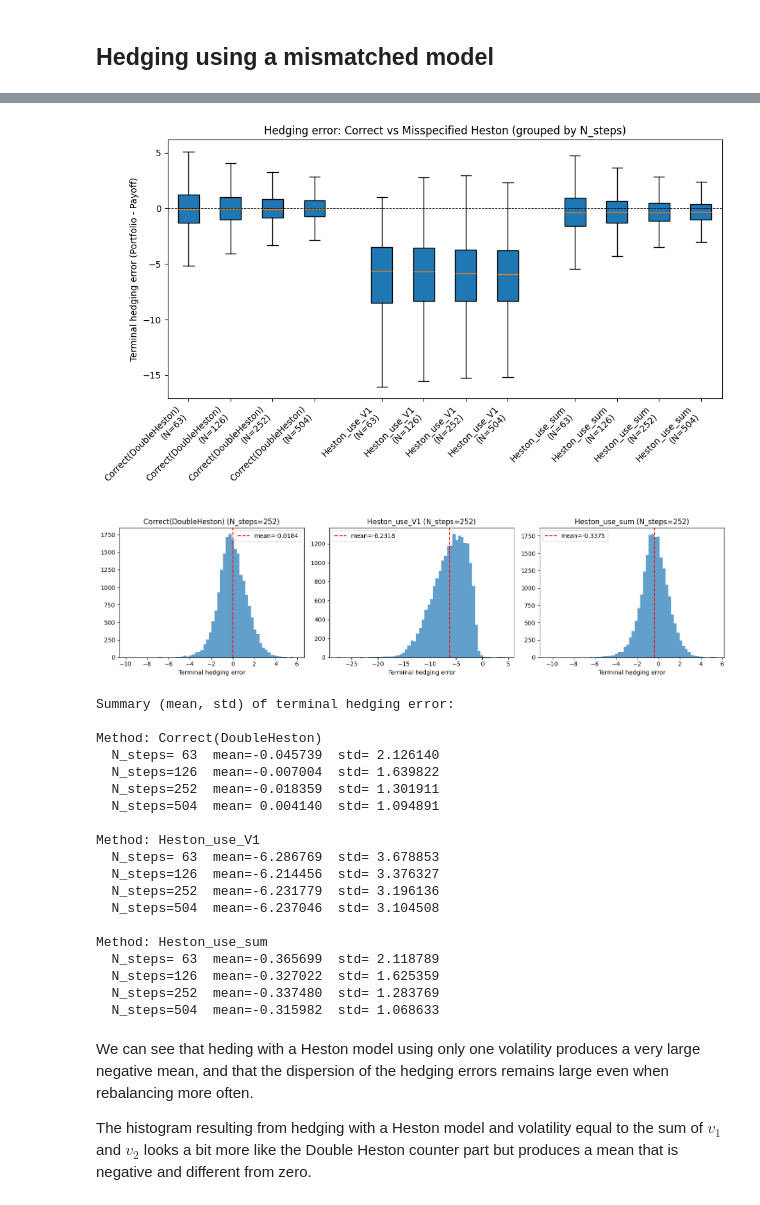
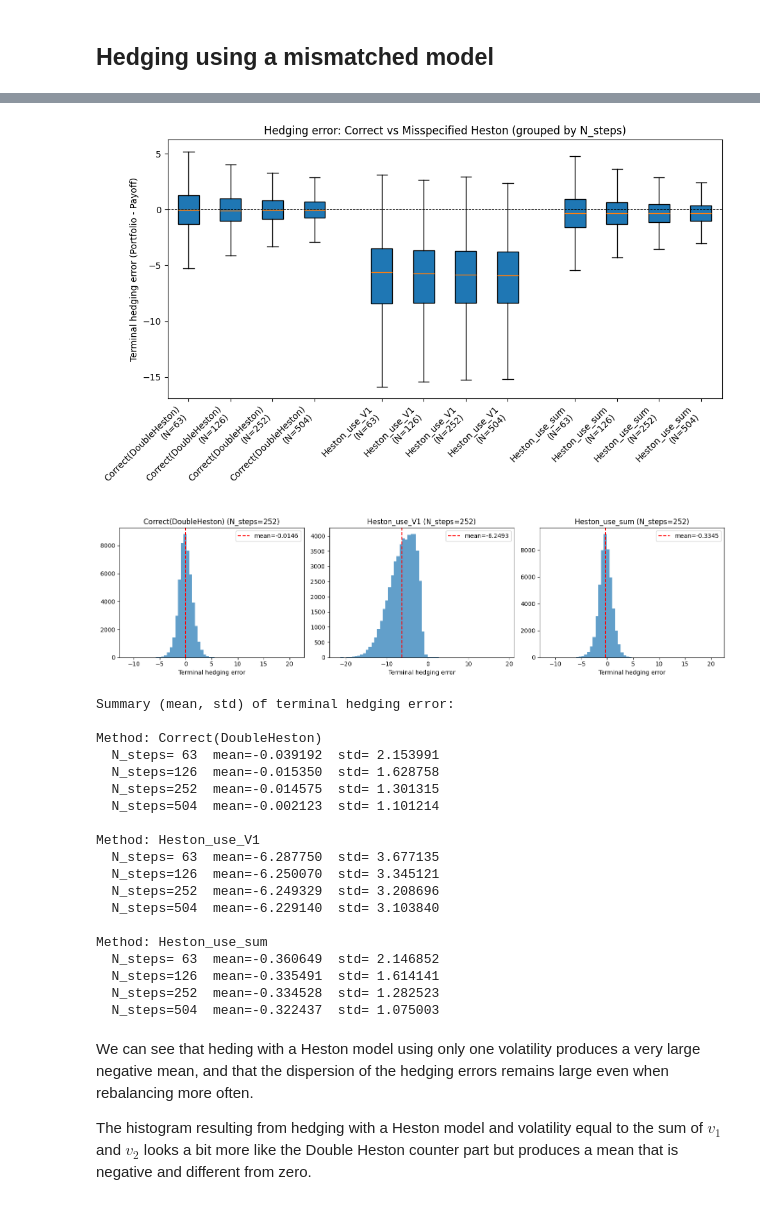
Before and after one commit to martinmf-dev/double-heston, a Jupyter notebook: notebooks/DoubleHeston.ipynb, the cells around one changed output, grey strips where cells are left out. Drawn from its saved outputs; the diff is of its cells as text; code cells hidden in the pictures.

```diff
--- a/notebooks/DoubleHeston.ipynb
+++ b/notebooks/DoubleHeston.ipynb
@@ -249,7 +253,7 @@ DoubleHeston_ref = models.doubleheston.DoubleHeston(
 K, T, S0, v01, v02 = 61.9, 1.0, 61.9, 0.6**2, 0.7**2
 
 # Hedging experiment parameters
-N_paths = 20000
+N_paths = 50000
 nsteps_list = [63*2**i for i in range(4)]
 seed = 20
 
@@ -426,7 +445,7 @@ m = DoubleHeston(r=0.03, q=0.0, kappa1=0.9, kappa2=1.2, theta1=0.1, theta2=0.15,
 
 K=61.9; T=1.0; S0=61.9; v01=0.6**2; v02=0.7**2
 quad_rule='laguerre'; quad_params={'nodes':32}
-N_paths = 20000
+N_paths = 50000
 mus = [0.03, 0.23, 0.5, 1.0]
 nsteps_list = [63*2**i for i in range(0,4)]
 
@@ -483,7 +502,7 @@ I can also try to hedging under values of $\mu$ that are unrealistically large,
 extreme_mus = [2.0, 3.0, 5.0]  # unrealistic
 for mu in extreme_mus:
     out = hedging.delta_hedge(model=m, mu=mu, K=K, T=T, S0=S0,
-                              v01=v01, v02=v02, N_paths=20000, N_steps=252, seed=1,
+                              v01=v01, v02=v02, N_paths=50000, N_steps=252, seed=1,
                               quad_rule=quad_rule, quad_params=quad_params)
     hed = out['hedging_error_T']
     print("mu=", mu, "mean=", np.mean(hed), "std=", np.std(hed))
@@ -528,8 +549,8 @@ quad_rule = 'laguerre'
 quad_params = {'nodes': 32}
 
 # Simulation / hedging settings
-N_paths = 20000
-nsteps_list = [63*2**i for i in range(4)]#[50, 100, 200, 500]
+N_paths = 50000
+nsteps_list = [63*2**i for i in range(4)]
 seed = 20
 chosen_N = nsteps_list[-2] # for histograms / sample paths
 
@@ -587,7 +608,7 @@ def delta_hedge_on_simulated(sim_model, hedge_model, v_choice='sum', mu=None,
     S, V1, V2 = sim_paths
 
     dt = T / (N_steps - 1)
-    Tau = np.tile((N_steps - 1 - np.arange(N_steps)) * dt, (N_paths,1))
+    Tau = (N_steps - 1 - np.arange(N_steps)) * dt
 
     if hasattr(hedge_model, 'model_type') and hedge_model.model_type == 'heston':
         if v_choice == 'v1':
@@ -738,26 +759,26 @@ Running N_steps = 126
 
 Hedging misspecification results saved to '../results/hedging_dh_mismatch_results.npz'
-[figure, old version]
+[figure, new version]
-[figure, old version]
+[figure, new version]
 Summary (mean, std) of terminal hedging error:
 
 Method: Correct(DoubleHeston)
-  N_steps= 63  mean=-0.045739  std= 2.126140
-  N_steps=126  mean=-0.007004  std= 1.639822
-  N_steps=252  mean=-0.018359  std= 1.301911
-  N_steps=504  mean= 0.004140  std= 1.094891
+  N_steps= 63  mean=-0.039192  std= 2.153991
+  N_steps=126  mean=-0.015350  std= 1.628758
+  N_steps=252  mean=-0.014575  std= 1.301315
+  N_steps=504  mean=-0.002123  std= 1.101214
 
 Method: Heston_use_V1
-  N_steps= 63  mean=-6.286769  std= 3.678853
-  N_steps=126  mean=-6.214456  std= 3.376327
-  N_steps=252  mean=-6.231779  std= 3.196136
-  N_steps=504  mean=-6.237046  std= 3.104508
+  N_steps= 63  mean=-6.287750  std= 3.677135
+  N_steps=126  mean=-6.250070  std= 3.345121
+  N_steps=252  mean=-6.249329  std= 3.208696
+  N_steps=504  mean=-6.229140  std= 3.103840
 
 Method: Heston_use_sum
-  N_steps= 63  mean=-0.365699  std= 2.118789
-  N_steps=126  mean=-0.327022  std= 1.625359
-  N_steps=252  mean=-0.337480  std= 1.283769
-  N_steps=504  mean=-0.315982  std= 1.068633
+  N_steps= 63  mean=-0.360649  std= 2.146852
+  N_steps=126  mean=-0.335491  std= 1.614141
+  N_steps=252  mean=-0.334528  std= 1.282523
+  N_steps=504  mean=-0.322437  std= 1.075003
 # %% [markdown]
 We can see that heding with a Heston model using only one volatility produces a very large negative mean, and that the dispersion of the hedging errors remains large even when rebalancing more often.
 
```
Also changed, not shown: parts of 11 cells of this notebook.
